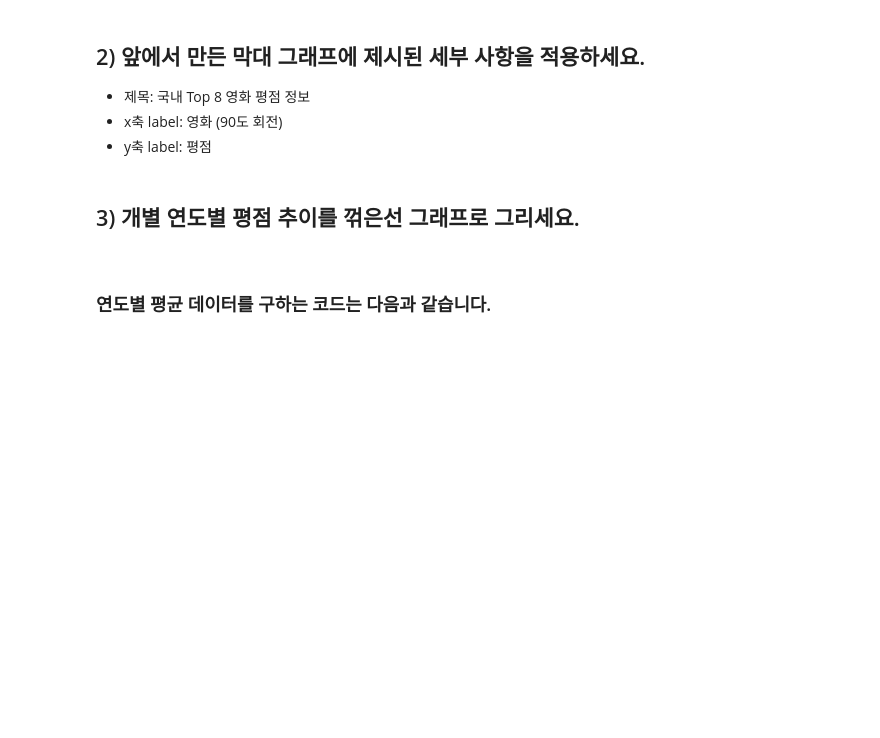
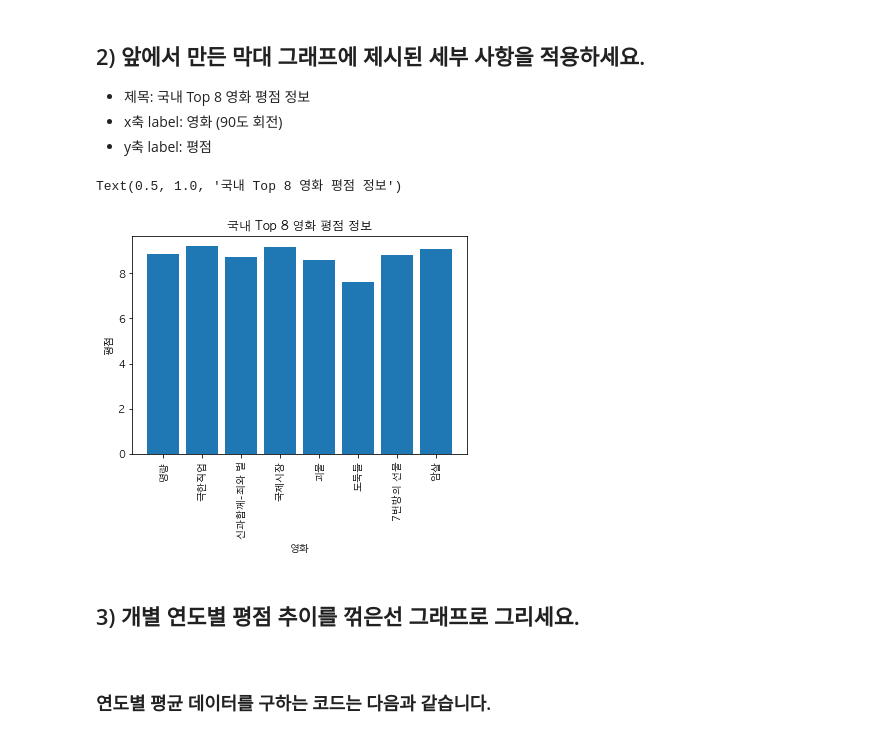
Before and after one commit to kangdy25/Python_DataAnalysis, a Jupyter notebook: Matplotlib_Basic/17_Quiz.ipynb, the cells around one changed output. Cells and saved outputs as stored; diff of their text form; code cells hidden in the pictures; blank space fills up the shorter version.

```diff
--- a/Matplotlib_Basic/17_Quiz.ipynb
+++ b/Matplotlib_Basic/17_Quiz.ipynb
@@ -42,6 +47,15 @@ df
 + 제목: 국내 Top 8 영화 평점 정보
 + x축 label: 영화 (90도 회전)
 + y축 label: 평점
+# %%
+df = plt.bar(data['영화'], data['평점'])
+plt.xticks(rotation = 90)
+plt.xlabel('영화')
+plt.ylabel('평점')
+plt.title('국내 Top 8 영화 평점 정보')
+# %% [output]
+Text(0.5, 1.0, '국내 Top 8 영화 평점 정보')
+[figure, added]
 # %% [markdown]
 ## 3) 개별 연도별 평점 추이를 꺾은선 그래프로 그리세요.
 
```
Also changed, not shown: parts of 4 cells of this notebook, 4 other files.
